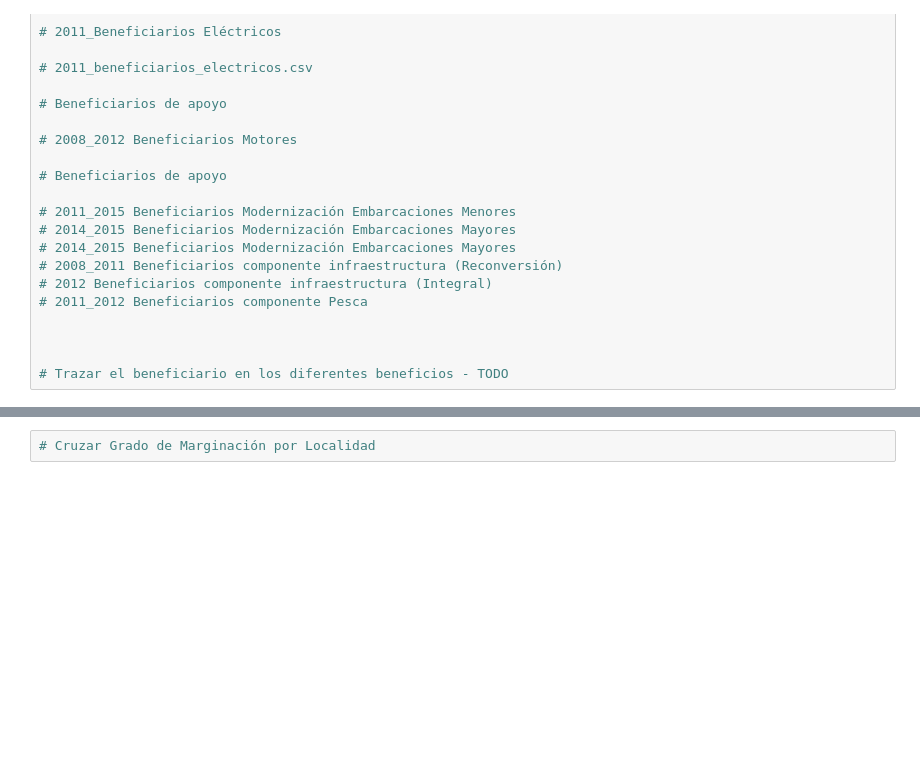
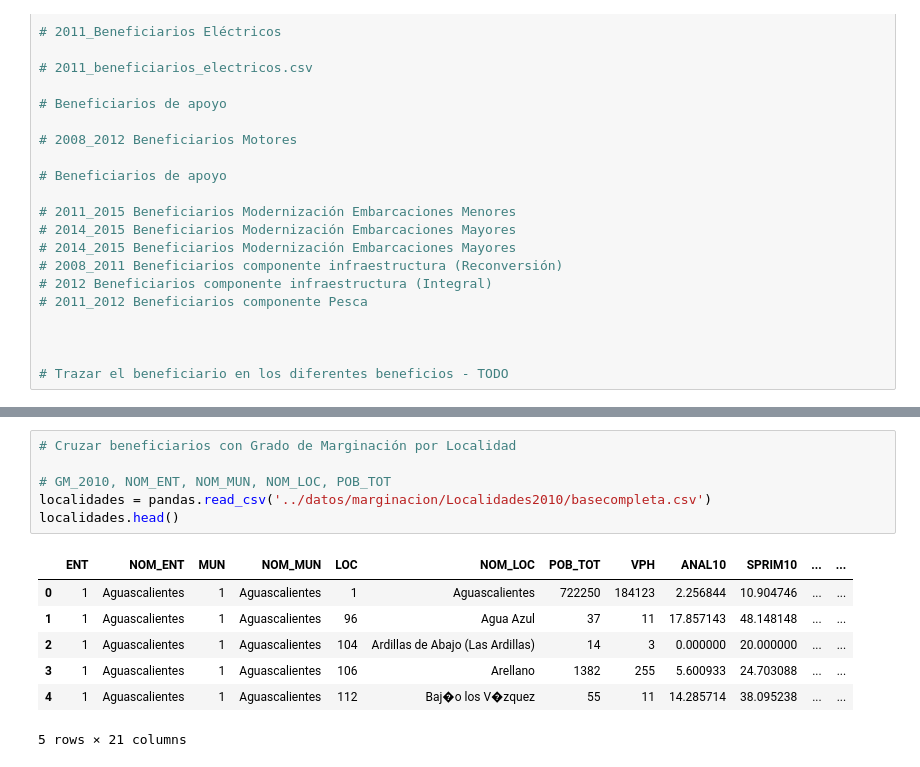
Before and after one commit to pescandodatos/analisis, a Jupyter notebook: Beneficio_Social.ipynb, the cells around one changed output, grey strips where cells are left out. Drawn from its saved outputs; the diff is of its cells as text; blank space fills up the shorter version.

```diff
--- a/Beneficio_Social.ipynb
+++ b/Beneficio_Social.ipynb
@@ -391,2 +456,14 @@ Loading BokehJS ...
 # %%
-# Cruzar Grado de Marginación por Localidad
+# Cruzar beneficiarios con Grado de Marginación por Localidad
+
+# GM_2010, NOM_ENT, NOM_MUN, NOM_LOC, POB_TOT
+localidades = pandas.read_csv('../datos/marginacion/Localidades2010/basecompleta.csv')
+localidades.head()
+# %% [output]
+|  | ENT | NOM_ENT | MUN | NOM_MUN | LOC | NOM_LOC | POB_TOT | VPH | ANAL10 | SPRIM10 | ... | ... |
+| 0 | 1 | Aguascalientes | 1 | Aguascalientes | 1 | Aguascalientes | 722250 | 184123 | 2.256844 | 10.904746 | ... | ... |
+| 1 | 1 | Aguascalientes | 1 | Aguascalientes | 96 | Agua Azul | 37 | 11 | 17.857143 | 48.148148 | ... | ... |
+| 2 | 1 | Aguascalientes | 1 | Aguascalientes | 104 | Ardillas de Abajo (Las Ardillas) | 14 | 3 | 0.000000 | 20.000000 | ... | ... |
+| 3 | 1 | Aguascalientes | 1 | Aguascalientes | 106 | Arellano | 1382 | 255 | 5.600933 | 24.703088 | ... | ... |
+| 4 | 1 | Aguascalientes | 1 | Aguascalientes | 112 | Baj�o los V�zquez | 55 | 11 | 14.285714 | 38.095238 | ... | ... |
+5 rows × 21 columns
```
Also changed, not shown: parts of 10 cells of this notebook, 1 other file.
